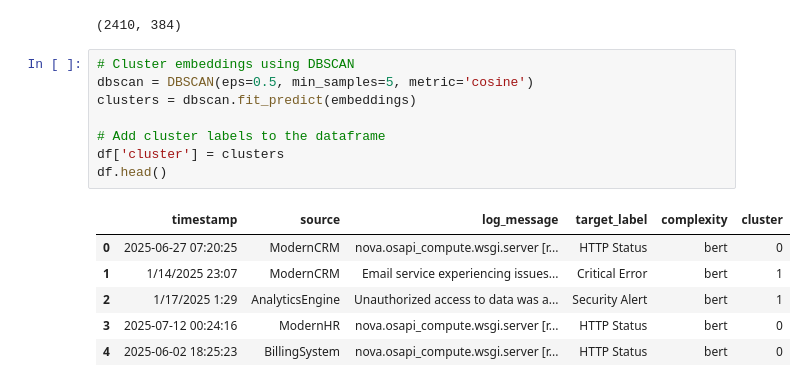
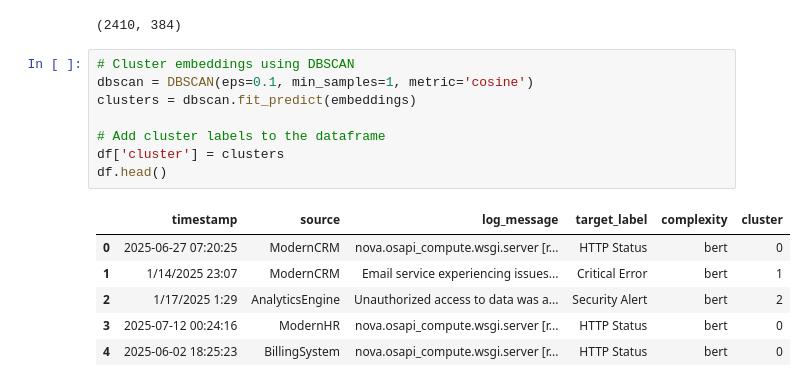
Before and after one commit to devansh-m100/Gen-AI-Project-Log-Classification-System-using-Llama-LLM-NLP-Regex-BERT, a Jupyter notebook: training/training.ipynb, the cells around one changed output. Saved outputs shown, nothing was run; the diff lists cells and outputs as text.

```diff
--- a/training/training.ipynb
+++ b/training/training.ipynb
@@ -97,16 +97,16 @@ print(embeddings.shape)
 (2410, 384)
 # %%
 # Cluster embeddings using DBSCAN
-dbscan = DBSCAN(eps=0.5, min_samples=5, metric='cosine')
+dbscan = DBSCAN(eps=0.1, min_samples=1, metric='cosine')
 clusters = dbscan.fit_predict(embeddings)
 
 # Add cluster labels to the dataframe
 df['cluster'] = clusters
 df.head()
 # %% [output]
 |  | timestamp | source | log_message | target_label | complexity | cluster |
 | 0 | 2025-06-27 07:20:25 | ModernCRM | nova.osapi_compute.wsgi.server [r... | HTTP Status | bert | 0 |
 | 1 | 1/14/2025 23:07 | ModernCRM | Email service experiencing issues... | Critical Error | bert | 1 |
-| 2 | 1/17/2025 1:29 | AnalyticsEngine | Unauthorized access to data was a... | Security Alert | bert | 1 |
+| 2 | 1/17/2025 1:29 | AnalyticsEngine | Unauthorized access to data was a... | Security Alert | bert | 2 |
 | 3 | 2025-07-12 00:24:16 | ModernHR | nova.osapi_compute.wsgi.server [r... | HTTP Status | bert | 0 |
 | 4 | 2025-06-02 18:25:23 | BillingSystem | nova.osapi_compute.wsgi.server [r... | HTTP Status | bert | 0 |
```
Also changed, not shown: parts of 21 cells of this notebook, 3 other files.
